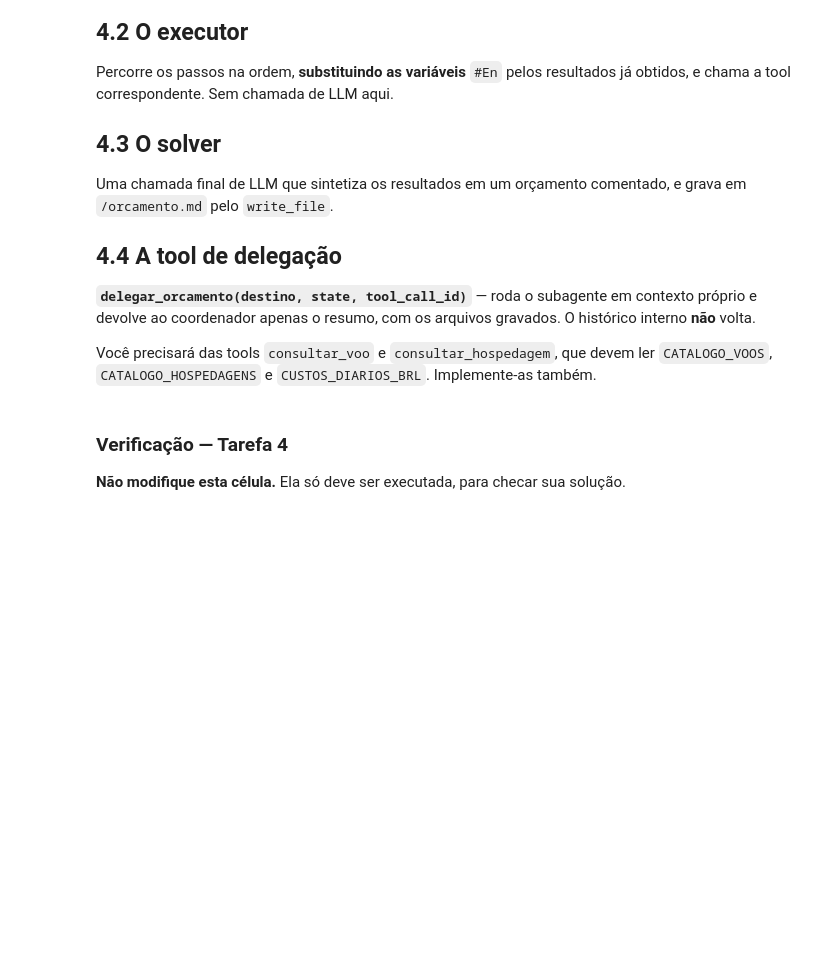
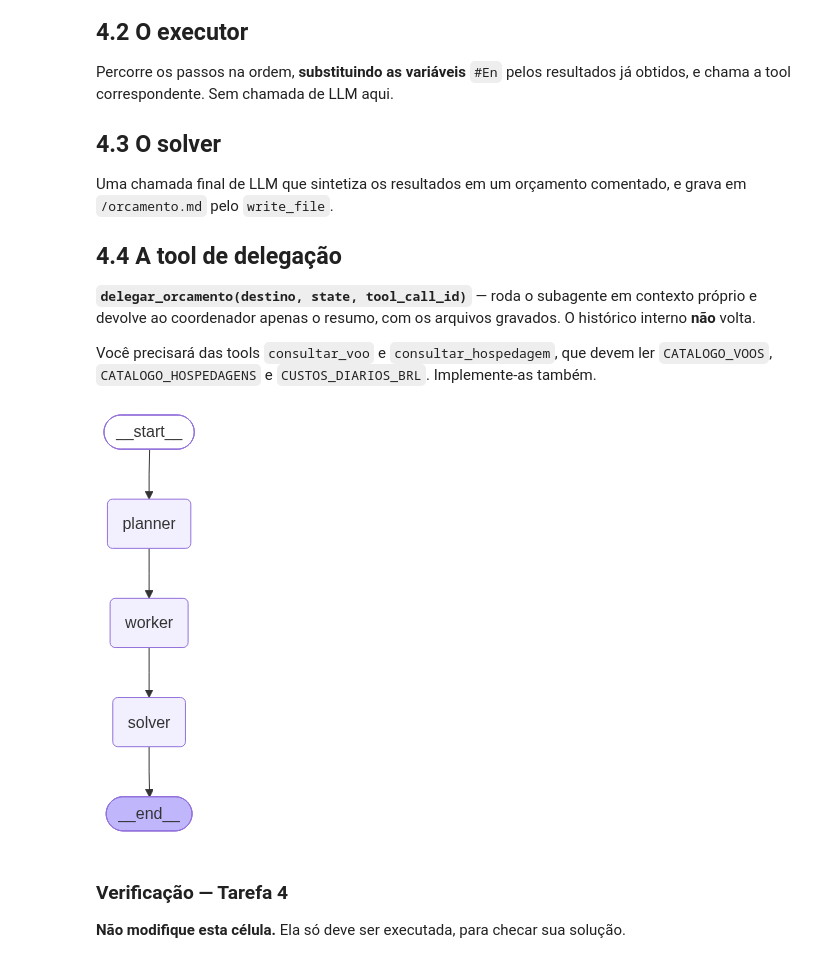
Before and after one commit to andluizsouza/unicamp-llm-agents, a Jupyter notebook: modules/03_agentes_inteligentes/hands_on_test_solution.ipynb, the cells around one changed output. Saved outputs shown, nothing was run; the diff lists cells and outputs as text; code cells hidden in the pictures; blank space fills up the shorter version.

```diff
--- a/modules/03_agentes_inteligentes/hands_on_test_solution.ipynb
+++ b/modules/03_agentes_inteligentes/hands_on_test_solution.ipynb
@@ -1143,0 +1513,17 @@ Você precisará das tools `consultar_voo` e `consultar_hospedagem`, que devem l
+# %%
+# --- Grafo ReWOO: planejador → worker → solver ---
+
+builder_orcamento = StateGraph(EstadoOrcamento)
+builder_orcamento.add_node("planner", no_planner_orcamento)
+builder_orcamento.add_node("worker", no_worker_orcamento)
+builder_orcamento.add_node("solver", no_solver_orcamento)
+
+builder_orcamento.add_edge(START, "planner")
+builder_orcamento.add_edge("planner", "worker")
+builder_orcamento.add_edge("worker", "solver")
+builder_orcamento.add_edge("solver", END)
+
+subagente_orcamento = builder_orcamento.compile()
+display_graph(subagente_orcamento)
+# %% [output]
+[figure, added]
```
Also changed, not shown: parts of 9 cells of this notebook.
